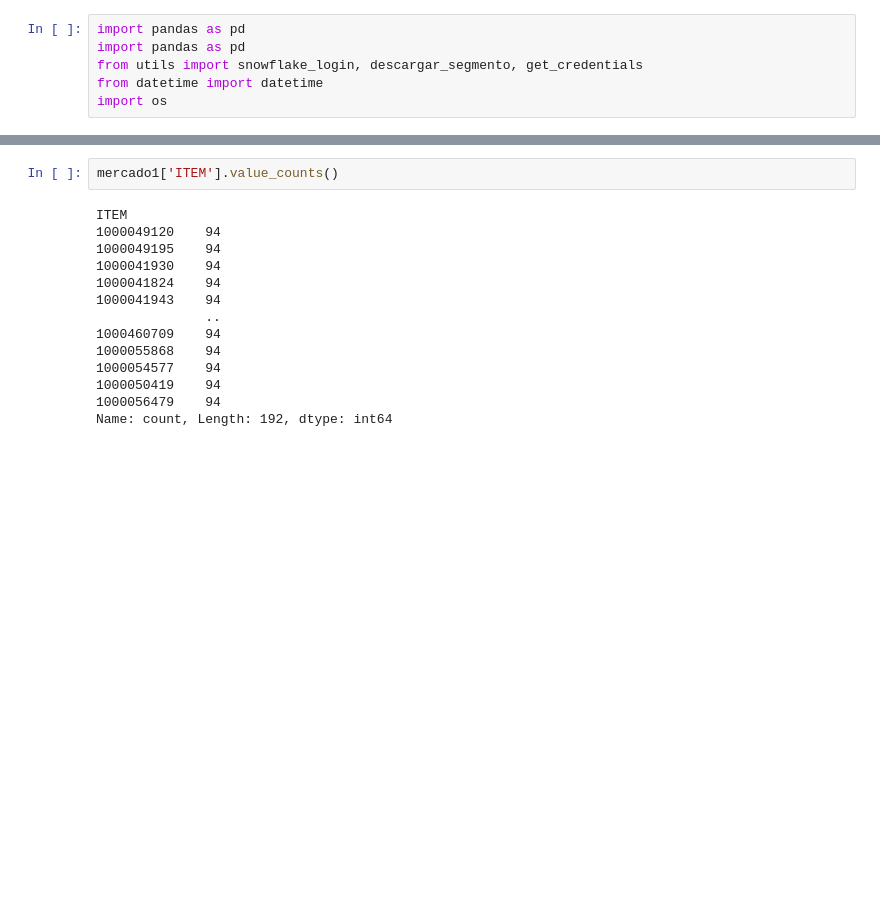
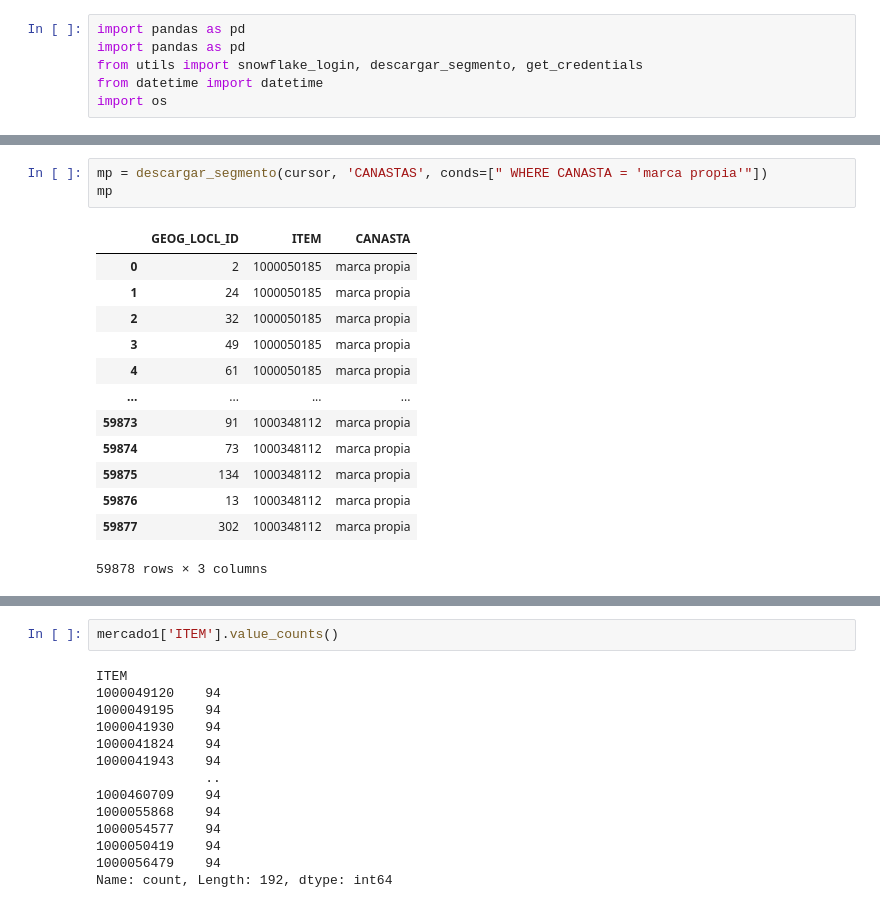
Before and after one commit to TataMarcos/Proyectos_Streamlit, a Jupyter notebook: Pricing/pruebas.ipynb, the cells around one changed output, grey strips where cells are left out. Drawn from its saved outputs; the diff is of its cells as text; blank space fills up the shorter version.

```diff
--- a/Pricing/pruebas.ipynb
+++ b/Pricing/pruebas.ipynb
@@ -201,0 +145,17 @@ ref
+# %%
+mp = descargar_segmento(cursor, 'CANASTAS', conds=[" WHERE CANASTA = 'marca propia'"])
+mp
+# %% [output]
+|  | GEOG_LOCL_ID | ITEM | CANASTA |
+| 0 | 2 | 1000050185 | marca propia |
+| 1 | 24 | 1000050185 | marca propia |
+| 2 | 32 | 1000050185 | marca propia |
+| 3 | 49 | 1000050185 | marca propia |
+| 4 | 61 | 1000050185 | marca propia |
+| ... | ... | ... | ... |
+| 59873 | 91 | 1000348112 | marca propia |
+| 59874 | 73 | 1000348112 | marca propia |
+| 59875 | 134 | 1000348112 | marca propia |
+| 59876 | 13 | 1000348112 | marca propia |
+| 59877 | 302 | 1000348112 | marca propia |
+59878 rows × 3 columns
```
Also changed, not shown: parts of 23 cells of this notebook, 9 other files.
